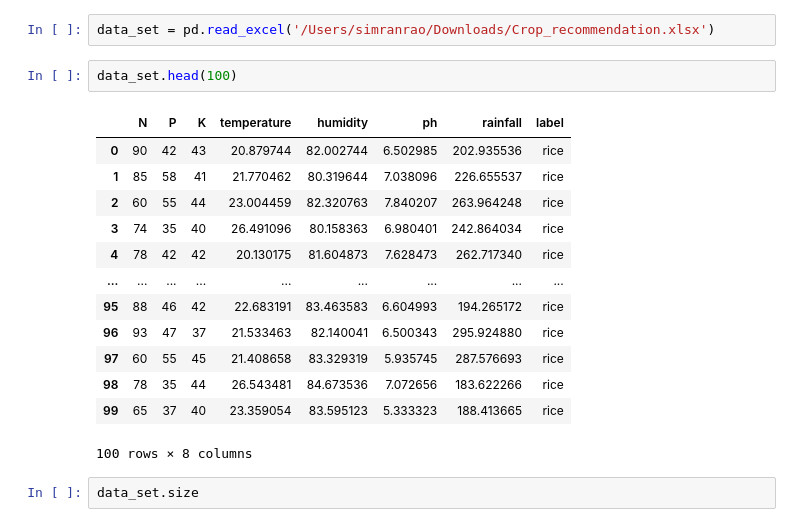
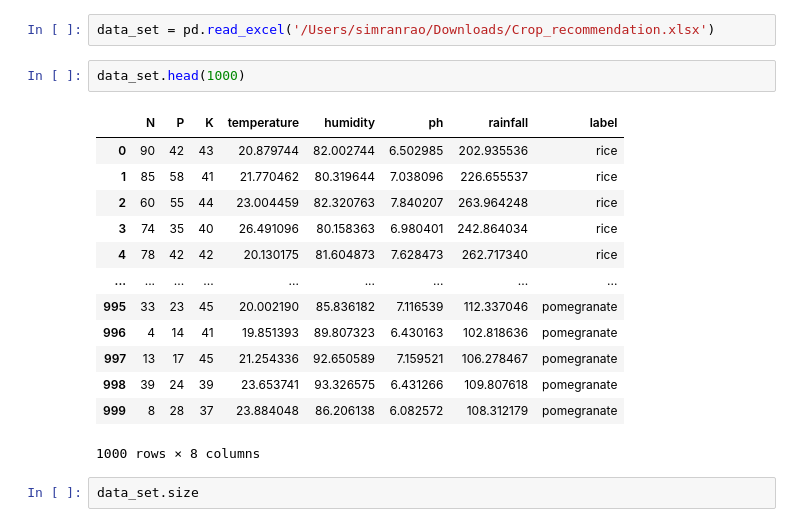
Before and after one commit to SimranRao17/dataMining, a Jupyter notebook: svm-Copy3.ipynb, the cells around one changed output. Saved outputs shown, nothing was run; the diff lists cells and outputs as text.

```diff
--- a/svm-Copy3.ipynb
+++ b/svm-Copy3.ipynb
@@ -5,21 +5,21 @@ import pandas as pd
 # %%
 data_set = pd.read_excel('/Users/simranrao/Downloads/Crop_recommendation.xlsx')
 # %%
-data_set.head(100)
+data_set.head(1000)
 # %% [output]
 |  | N | P | K | temperature | humidity | ph | rainfall | label |
 | 0 | 90 | 42 | 43 | 20.879744 | 82.002744 | 6.502985 | 202.935536 | rice |
 | 1 | 85 | 58 | 41 | 21.770462 | 80.319644 | 7.038096 | 226.655537 | rice |
 | 2 | 60 | 55 | 44 | 23.004459 | 82.320763 | 7.840207 | 263.964248 | rice |
 | 3 | 74 | 35 | 40 | 26.491096 | 80.158363 | 6.980401 | 242.864034 | rice |
 | 4 | 78 | 42 | 42 | 20.130175 | 81.604873 | 7.628473 | 262.717340 | rice |
 | ... | ... | ... | ... | ... | ... | ... | ... | ... |
-| 95 | 88 | 46 | 42 | 22.683191 | 83.463583 | 6.604993 | 194.265172 | rice |
-| 96 | 93 | 47 | 37 | 21.533463 | 82.140041 | 6.500343 | 295.924880 | rice |
-| 97 | 60 | 55 | 45 | 21.408658 | 83.329319 | 5.935745 | 287.576693 | rice |
-| 98 | 78 | 35 | 44 | 26.543481 | 84.673536 | 7.072656 | 183.622266 | rice |
-| 99 | 65 | 37 | 40 | 23.359054 | 83.595123 | 5.333323 | 188.413665 | rice |
+| 995 | 33 | 23 | 45 | 20.002190 | 85.836182 | 7.116539 | 112.337046 | pomegranate |
+| 996 | 4 | 14 | 41 | 19.851393 | 89.807323 | 6.430163 | 102.818636 | pomegranate |
+| 997 | 13 | 17 | 45 | 21.254336 | 92.650589 | 7.159521 | 106.278467 | pomegranate |
+| 998 | 39 | 24 | 39 | 23.653741 | 93.326575 | 6.431266 | 109.807618 | pomegranate |
+| 999 | 8 | 28 | 37 | 23.884048 | 86.206138 | 6.082572 | 108.312179 | pomegranate |
-100 rows × 8 columns
+1000 rows × 8 columns
 # %%
 data_set.size
 # %% [output]
```
Also changed, not shown: parts of 15 cells of this notebook.
